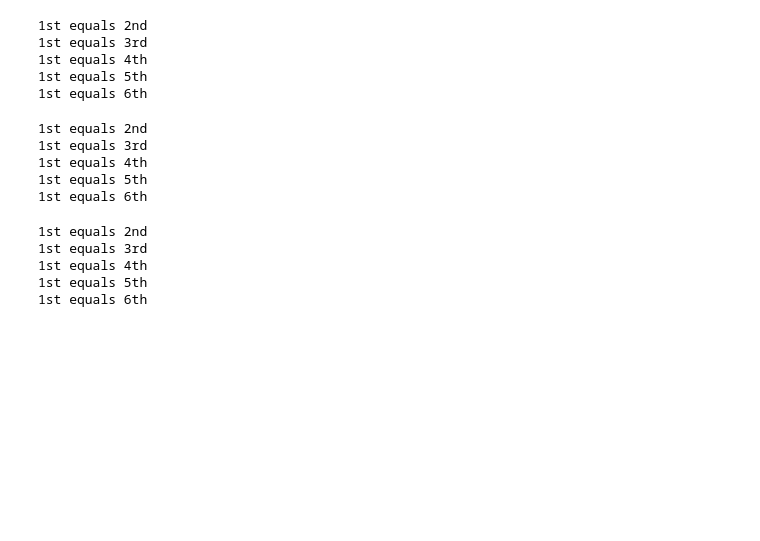
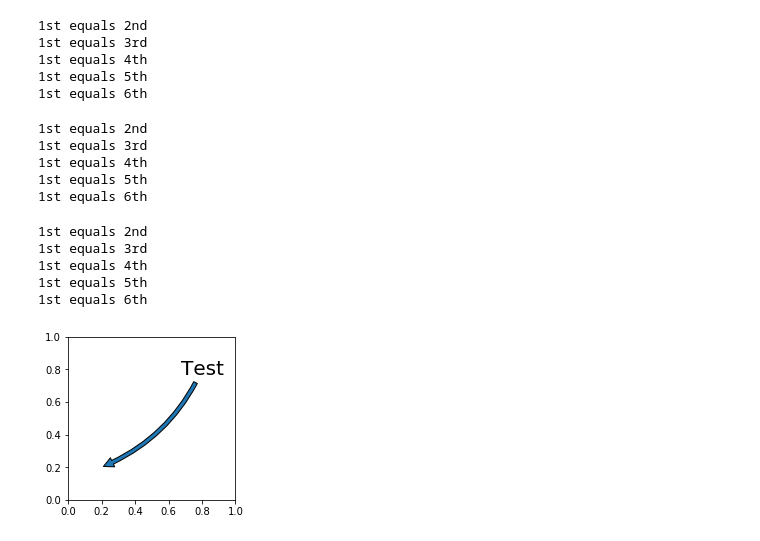
Before and after one commit to shyamsrinivasan/ident, a Jupyter notebook: ident/python2/ss-ident/scratch_file.ipynb, the cells around one changed output. Drawn from its saved outputs; the diff is of its cells as text; code cells hidden in the pictures; blank space fills up the shorter version.

Commit message:
add new code for pyplot annotation testing

```diff
--- a/ident/python2/ss-ident/scratch_file.ipynb
+++ b/ident/python2/ss-ident/scratch_file.ipynb
@@ -438,3 +438,19 @@ if sq_1_k3fdp_2 == sq_6_k3fdp_2:
 1st equals 4th
 1st equals 5th
 1st equals 6th
+# %%
+# test matplotlib annotations
+import matplotlib.pyplot as plt
+
+plt.figure(1, figsize=(3, 3))
+ax = plt.subplot(111)
+
+ax.annotate("Test", xy=(.2, .2), xycoords='data',
+           xytext=(.8, .8), textcoords='data',
+           size=20, va="center", ha="center",
+           arrowprops=dict(arrowstyle="simple",
+                          connectionstyle="arc3, rad=-0.2"),
+           )
+plt.show()
+# %% [output]
+[figure, added]
```
Also changed, not shown: parts of 1 cell of this notebook.
